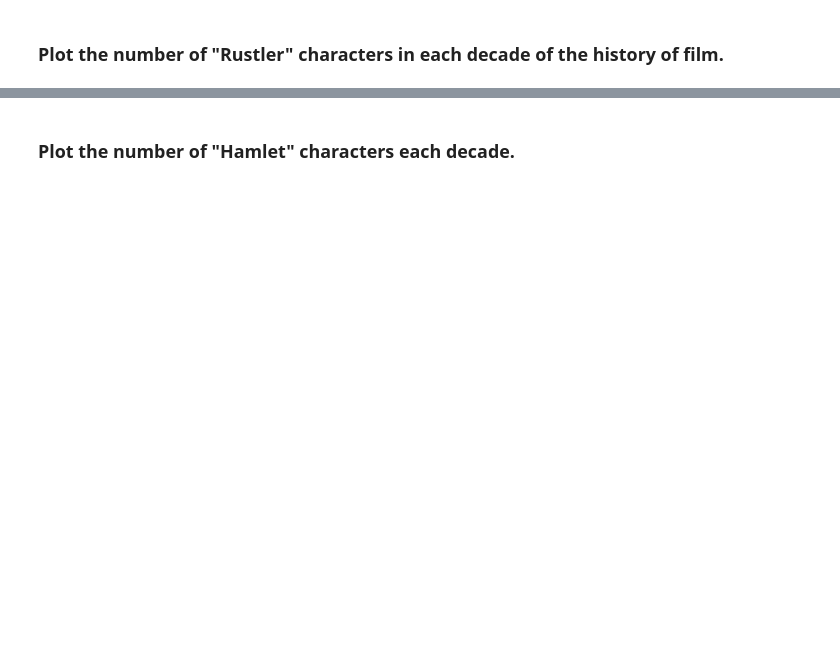
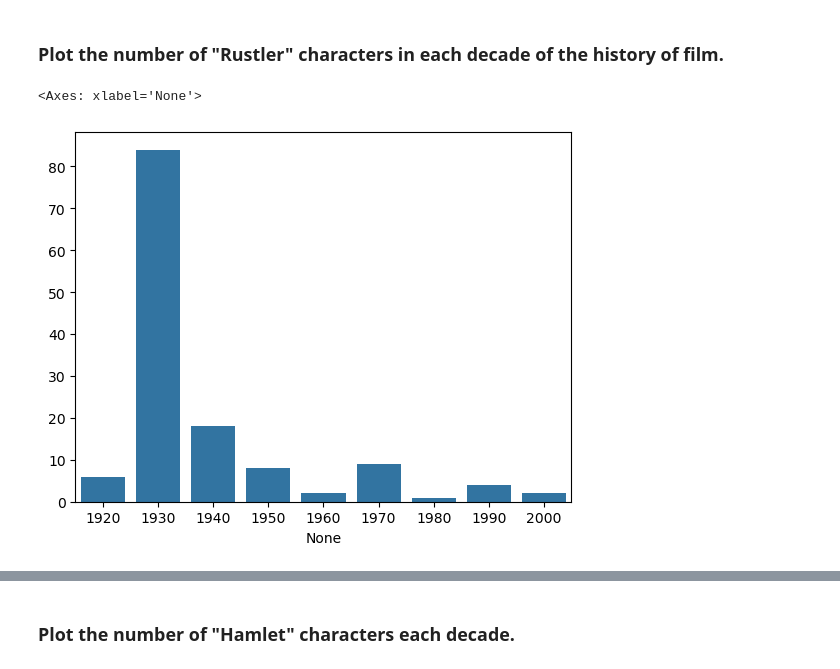
Before and after one commit to Vairabharathi-VR/Python_Assignments, a Jupyter notebook: Exercises-2.ipynb, the cells around one changed output, grey strips where cells are left out. Cells and saved outputs as stored; diff of their text form; code cells hidden in the pictures; blank space fills up the shorter version.

```diff
--- a/Exercises-2.ipynb
+++ b/Exercises-2.ipynb
@@ -116,2 +141,9 @@ sns.barplot(x = 'decade', y = df2 , data = df1, errorbar=None)
 # %% [markdown]
 ### Plot the number of "Rustler" characters in each decade of the history of film.
+# %%
+df5 = df1[df1['character']=='Rustler']
+df6 = df5['decade'].value_counts().sort_index()
+sns.barplot(x = df6.index, y = df6.values, errorbar= None)
+# %% [output]
+<Axes: xlabel='None'>
+[figure, added]
```
Also changed, not shown: parts of 21 cells of this notebook.
